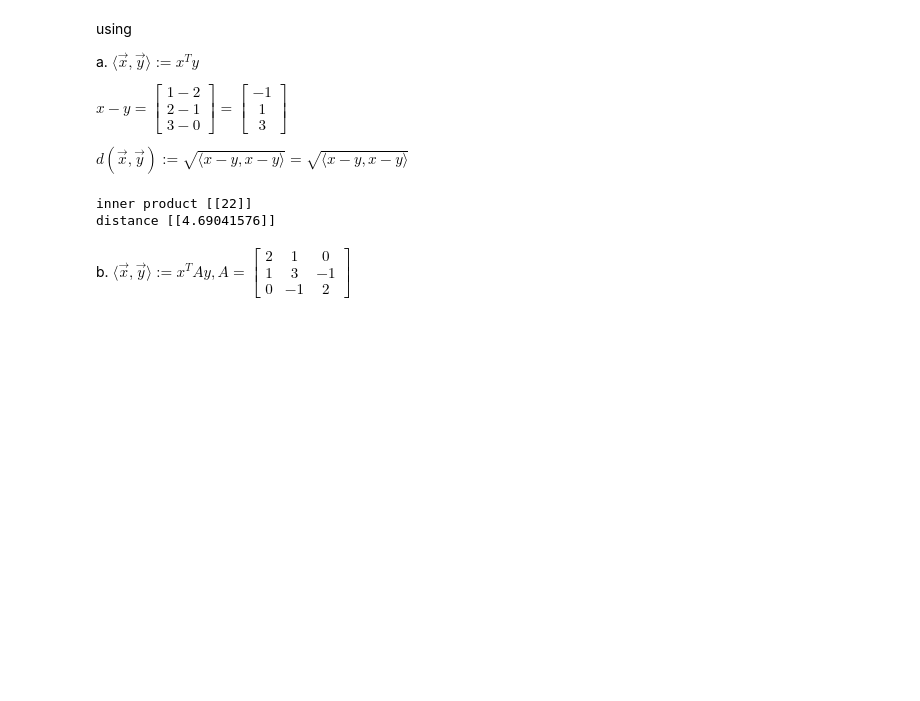
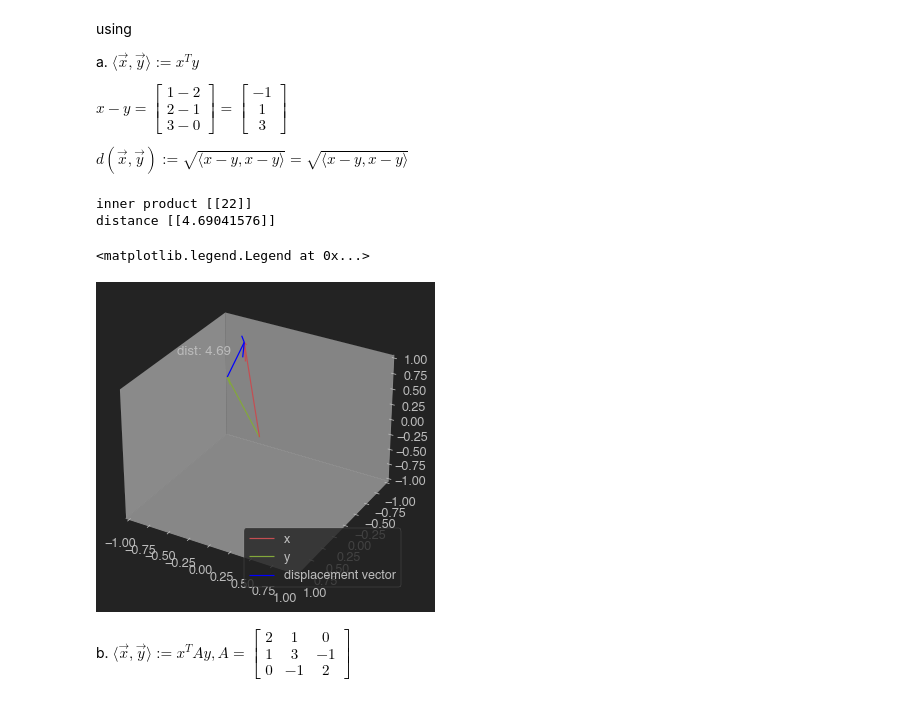
Before and after one commit to Pooret/biased_outliers, a Jupyter notebook: Ch. 3 Exercises.ipynb, the cells around one changed output. Drawn from its saved outputs; the diff is of its cells as text; code cells hidden in the pictures; blank space fills up the shorter version.

```diff
--- a/Ch. 3 Exercises.ipynb
+++ b/Ch. 3 Exercises.ipynb
@@ -130,6 +134,28 @@ print('distance', dist)
 # %% [output]
 inner product [[22]]
 distance [[4.69041576]]
+# %%
+# plotting
+fig = plt.figure()
+ax = fig.gca(projection = '3d')
+scale3D = 1
+ax.set_xlim3d(-scale3D,scale3D)
+ax.set_ylim3d(scale3D,-scale3D)
+ax.set_zlim3d(-scale3D,scale3D)
+origin  = np.array([0, 0, 0])
+ax.grid(False)
+# Figure setup.
+
+colors = ["r","g"]
+diff = x - y
+ax.quiver(*origin,*x, length=1,color='r', label='x', arrow_length_ratio=0.1)
+ax.quiver(*origin,*y, length=1,color='g', label='y', arrow_length_ratio=0.1)
+ax.quiver(*y,*diff, length=1,color='blue', label='displacement vector',  arrow_length_ratio=0.1)
+plt.annotate('dist: {:.2f}'.format(dist[0][0]), xy=[-0.05, 0.05])
+plt.legend(loc='lower right')
+# %% [output]
+<matplotlib.legend.Legend at 0x...>
+[figure, added]
 # %% [markdown]
 b. $\langle \vec{x}, \vec{y} \rangle := x^TAy, A = \begin{bmatrix}
 2&1&0 \\
```
Also changed, not shown: parts of 7 cells of this notebook.
